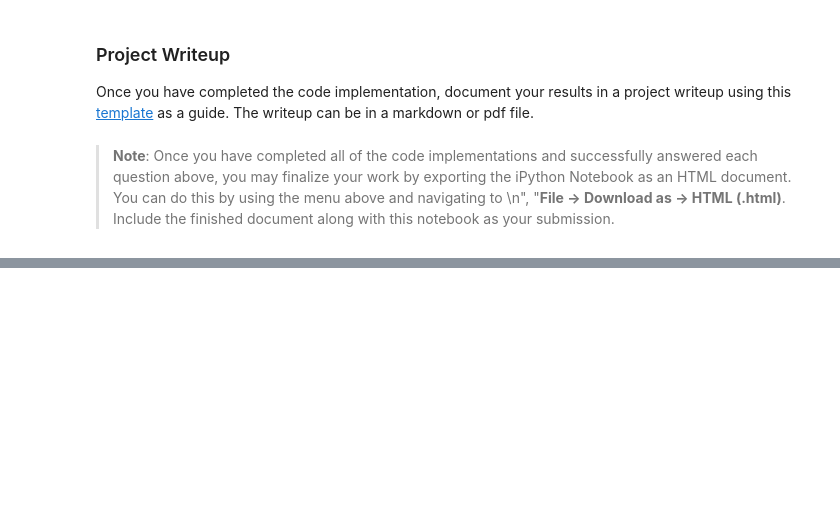
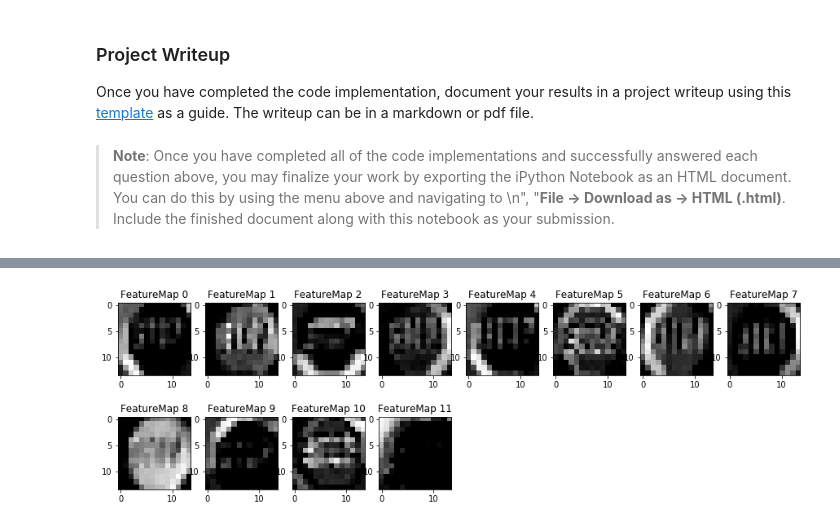
Before and after one commit to gbotev/CarND-Traffic-Sign-Classifier-Project, a Jupyter notebook: Traffic_Sign_Classifier.ipynb, the cells around one changed output, grey strips where cells are left out. Drawn from its saved outputs; the diff is of its cells as text; code cells hidden in the pictures; blank space fills up the shorter version.

```diff
--- a/Traffic_Sign_Classifier.ipynb
+++ b/Traffic_Sign_Classifier.ipynb
@@ -539,0 +604,6 @@ def outputFeatureMap(image_input, tf_activation, activation_min=-1, activation_m
+# %%
+with tf.Session() as sess:
+    saver.restore(sess, tf.train.latest_checkpoint('.'))
+    outputFeatureMap([new_images_norm[1]], conv_1)
+# %% [output]
+[figure, added]
```
Also changed, not shown: parts of 13 cells of this notebook, 9 other files.
